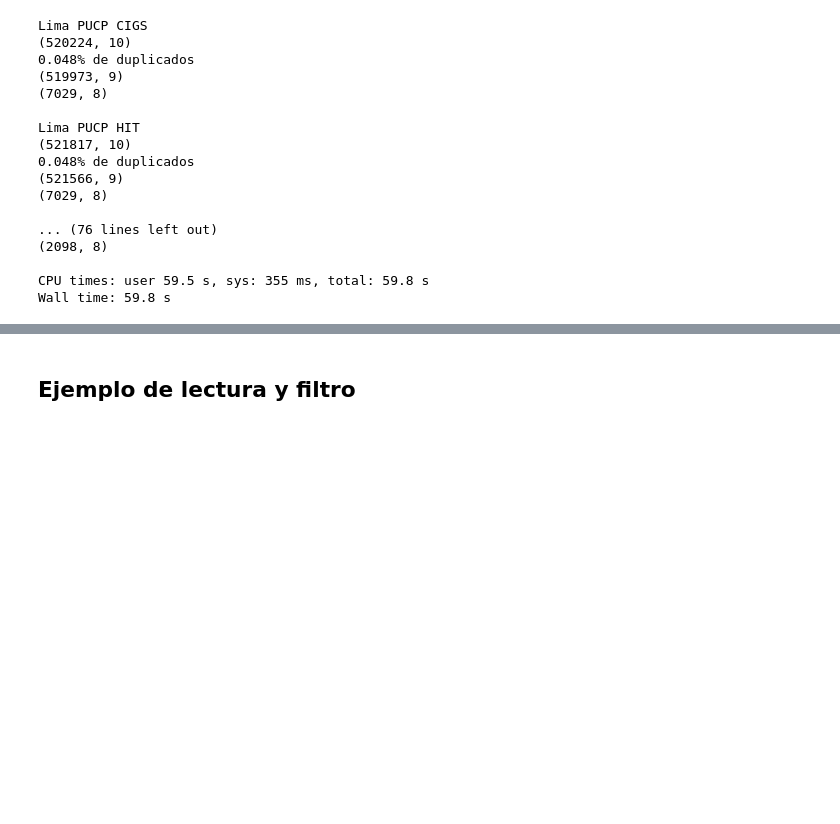
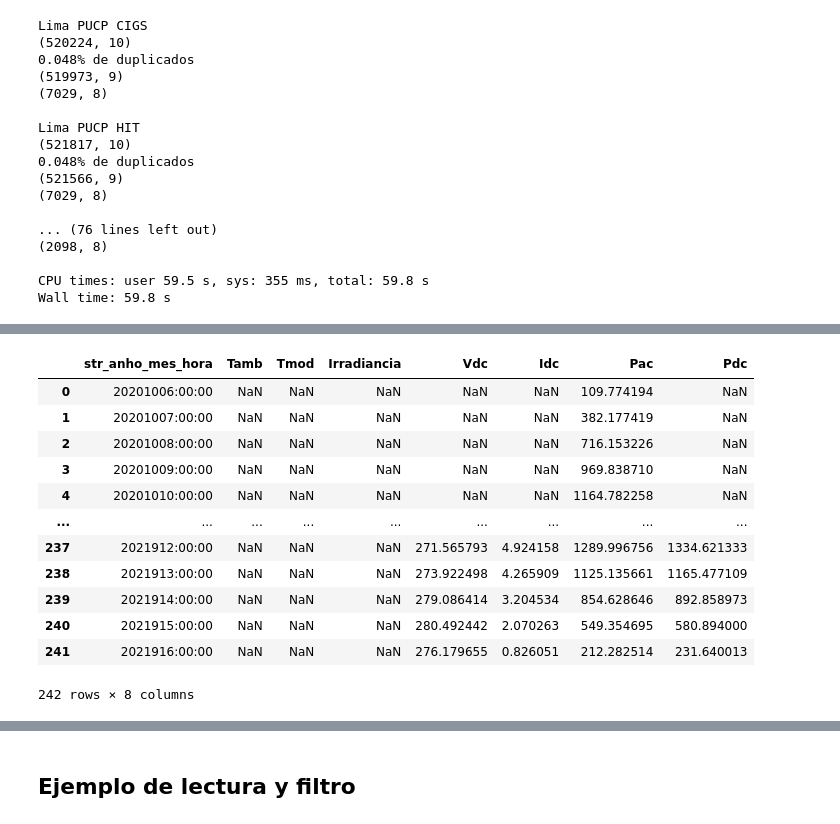
Before and after one commit to Leinadh/PV-Forecasting, a Jupyter notebook: preprocesamiento_final.ipynb, the cells around one changed output, grey strips where cells are left out. Saved outputs shown, nothing was run; the diff lists cells and outputs as text; code cells hidden in the pictures; blank space fills up the shorter version.

```diff
--- a/preprocesamiento_final.ipynb
+++ b/preprocesamiento_final.ipynb
@@ -89,0 +161,18 @@ pd.read_csv(data_path_output+'Arequipa_UNSA_CIGS_agg_day_hour.csv')
+# %%
+gb_amh = df_suc.groupby('str_anho_mes_hora').mean()
+gb_amh=gb_amh.reset_index()
+gb_amh
+# %% [output]
+|  | str_anho_mes_hora | Tamb | Tmod | Irradiancia | Vdc | Idc | Pac | Pdc |
+| 0 | 20201006:00:00 | NaN | NaN | NaN | NaN | NaN | 109.774194 | NaN |
+| 1 | 20201007:00:00 | NaN | NaN | NaN | NaN | NaN | 382.177419 | NaN |
+| 2 | 20201008:00:00 | NaN | NaN | NaN | NaN | NaN | 716.153226 | NaN |
+| 3 | 20201009:00:00 | NaN | NaN | NaN | NaN | NaN | 969.838710 | NaN |
+| 4 | 20201010:00:00 | NaN | NaN | NaN | NaN | NaN | 1164.782258 | NaN |
+| ... | ... | ... | ... | ... | ... | ... | ... | ... |
+| 237 | 2021912:00:00 | NaN | NaN | NaN | 271.565793 | 4.924158 | 1289.996756 | 1334.621333 |
+| 238 | 2021913:00:00 | NaN | NaN | NaN | 273.922498 | 4.265909 | 1125.135661 | 1165.477109 |
+| 239 | 2021914:00:00 | NaN | NaN | NaN | 279.086414 | 3.204534 | 854.628646 | 892.858973 |
+| 240 | 2021915:00:00 | NaN | NaN | NaN | 280.492442 | 2.070263 | 549.354695 | 580.894000 |
+| 241 | 2021916:00:00 | NaN | NaN | NaN | 276.179655 | 0.826051 | 212.282514 | 231.640013 |
+242 rows × 8 columns
```
Also changed, not shown: parts of 20 cells of this notebook.
